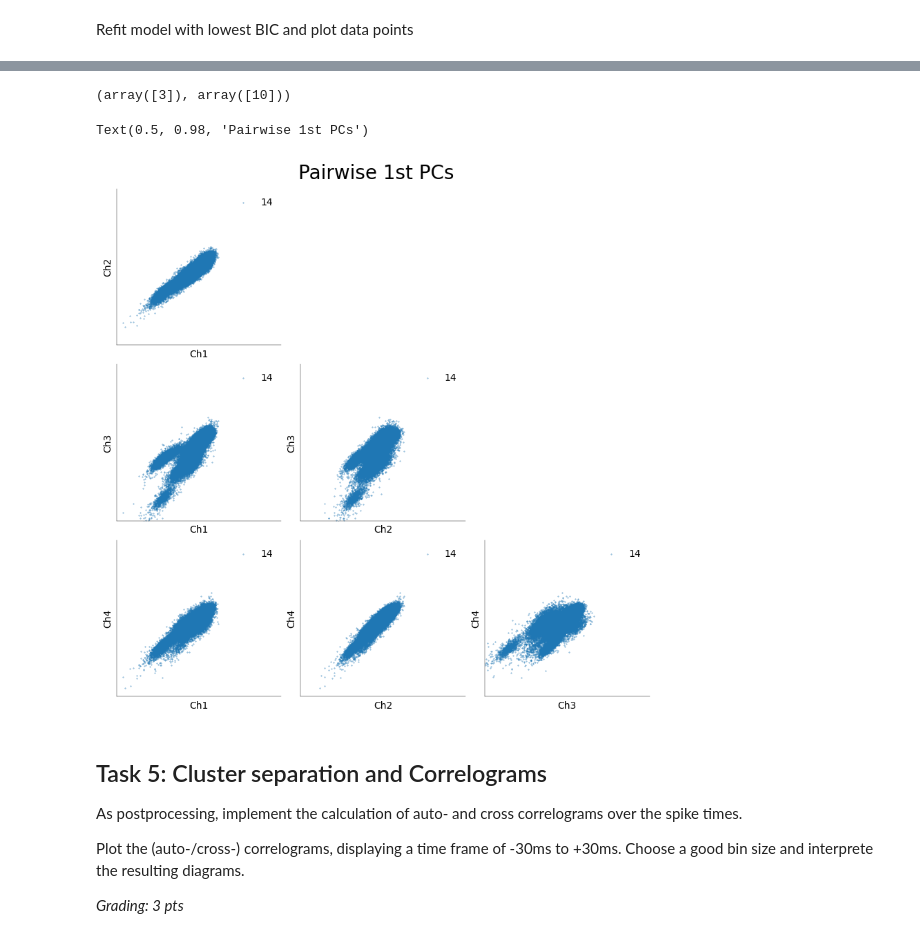
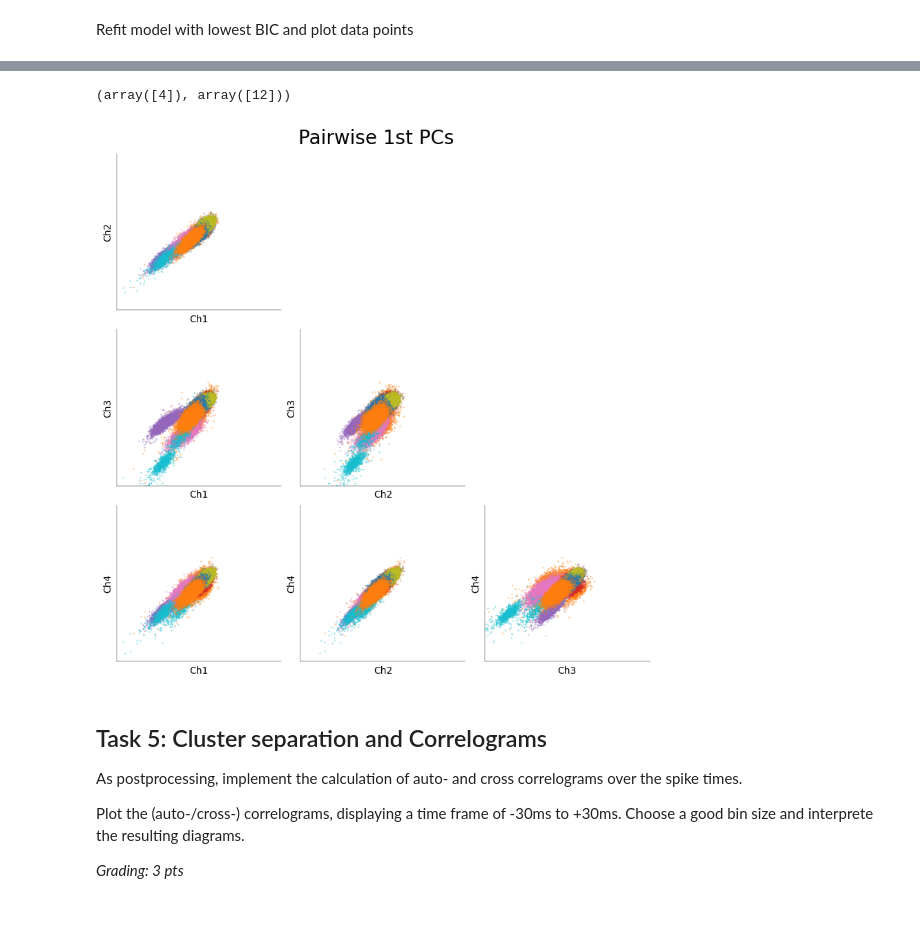
Before and after one commit to luciagrandegon/Neural-Data-Science-2026-Ex1, a Jupyter notebook: notebooks/CodingLab2.ipynb, the cells around one changed output, grey strips where cells are left out. Cells and saved outputs as stored; diff of their text form; code cells hidden in the pictures.

```diff
--- a/notebooks/CodingLab2.ipynb
+++ b/notebooks/CodingLab2.ipynb
@@ -215,10 +206,15 @@ def fit_mog(
     # -----------
     # init (1 pt)
     # -----------
-    # random initialization of means within the range of the data
-    m = rng.uniform(
-        low=np.min(x, axis=0), high=np.max(x, axis=0), size=(n_clusters, n_dims)
-    )
+
+    if init == "kmeans":
+        km = KMeans(n_clusters=n_clusters, random_state=int(random_seed), n_init=5)
+        km.fit(x)
+        m = km.cluster_centers_.copy()
+    else:  # random: pick random data points as initial means
+        sample_idx = rng.choice(a=n_samples, size=n_clusters, replace=False)
+        m = x[sample_idx].copy()
+
     # initialization of covariances as identity matrices
     S = np.broadcast_to(
         np.identity(n=n_dims)[np.newaxis, :, :], (n_clusters, n_dims, n_dims)
@@ -506,7 +502,9 @@ results = list()
 for i in tqdm.tqdm(range(num_seeds)):
     results_inner = list()
     for j, k in enumerate(K):
-        labels, m, S, p = fit_mog(b, n_clusters=k, n_iters=40, random_seed=i)
+        labels, m, S, p = fit_mog(
+            b, n_clusters=k, n_iters=20, random_seed=i, init="kmeans"
+        )
         results_inner.append((labels, m, S, p))
         BIC[i, j], LL[i, j] = mog_bic(b, m, S, p)
     results.append(results_inner)
@@ -544,44 +542,44 @@ lowest BIC: # cluster = 12
 # %%
 print(np.where(BIC_no_inf == np.min(BIC_no_inf)))
-lables, m, S, p = results[3][10]
+labels, m, S, p = results[3][10]
 # %% [output]
-(array([3]), array([10]))
+(array([4]), array([12]))
 # %%
-# ------------------------------------------------------------------------------------------------------------------
-# Create scatterplots of the first PCs under the best model for all pairwise combinations of the 4 channels. (1 pt)
-# ------------------------------------------------------------------------------------------------------------------
-
 mosaic = [
     ["Ch2 vs Ch1", ".", "."],
     ["Ch3 vs Ch1", "Ch3 vs Ch2", "."],
     ["Ch4 vs Ch1", "Ch4 vs Ch2", "Ch4 vs Ch3"],
 ]
 fig, ax = plt.subplot_mosaic(
     mosaic=mosaic, figsize=(8, 8), layout="constrained", dpi=100
 )
 
 # index of the 1st PC in `b`
 i = {"Ch1": 0, "Ch2": 3, "Ch3": 6, "Ch4": 9}
 
-for mo in np.ravel(mosaic):
-    if mo == ".":
-        continue
+for mo, axis in ax.items():
     y, x = mo.split(" vs ")
 
-    ax[mo].scatter(b[:, i[x]], b[:, i[y]], s=0.5, label=labels[c], alpha=0.8)
+    for c in np.unique(labels):
+        # Boolean mask for the current cluster
+        mask = labels == c
 
-    ax[mo].set_xlabel(x)
-    ax[mo].set_ylabel(y)
-    ax[mo].set_xlim((-1500, 1500))
-    ax[mo].set_ylim((-1500, 1500))
-    ax[mo].set_xticks([])
-    ax[mo].set_yticks([])
-    ax[mo].legend()
+        # Plot only the points belonging to cluster 'c'
+        axis.scatter(
+            b[mask, i[x]], b[mask, i[y]], s=0.5, label=f"Cluster {c}", alpha=0.8
+        )
+
+    axis.set_xlabel(x)
+    axis.set_ylabel(y)
+    axis.set_xlim((-1500, 1500))
+    axis.set_ylim((-1500, 1500))
+    axis.set_xticks([])
+    axis.set_yticks([])
 
 fig.suptitle("Pairwise 1st PCs", fontsize=20)
+plt.show()
 # %% [output]
-Text(0.5, 0.98, 'Pairwise 1st PCs')
-[figure, old version]
+[figure, new version]
 # %% [markdown]
 ## Task 5: Cluster separation and Correlograms
 
```
Also changed, not shown: parts of 8 cells of this notebook.
